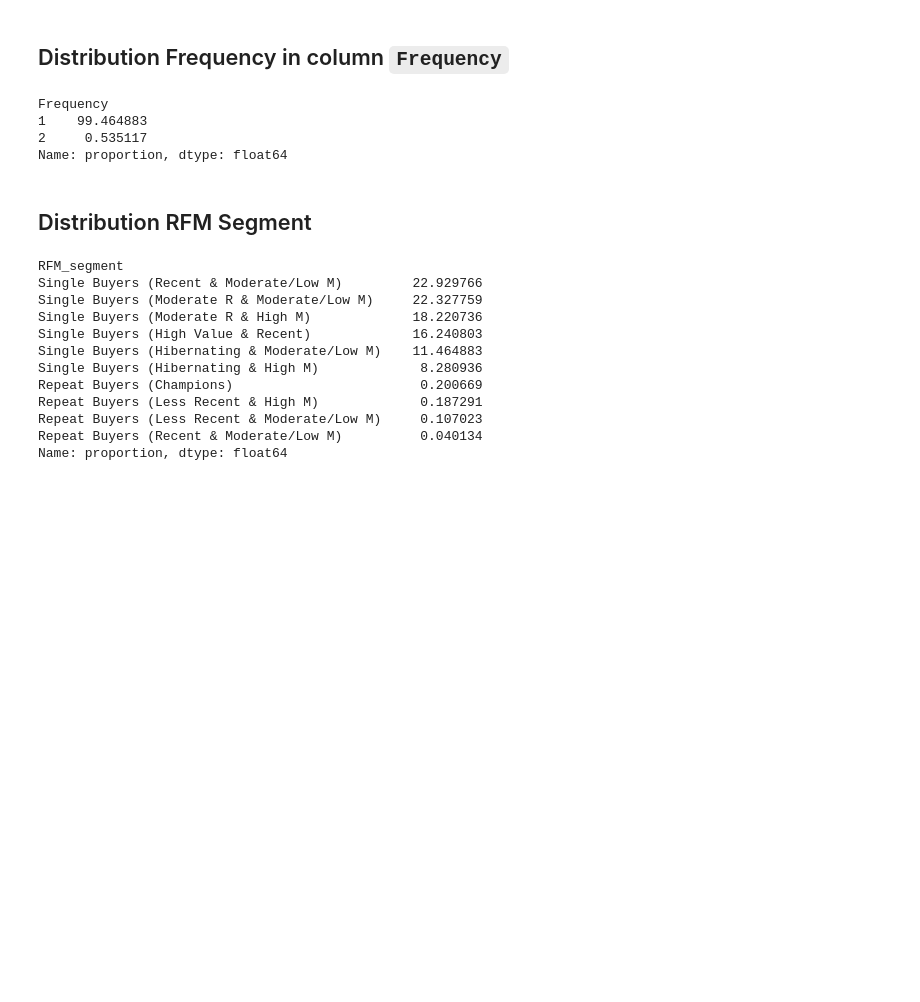
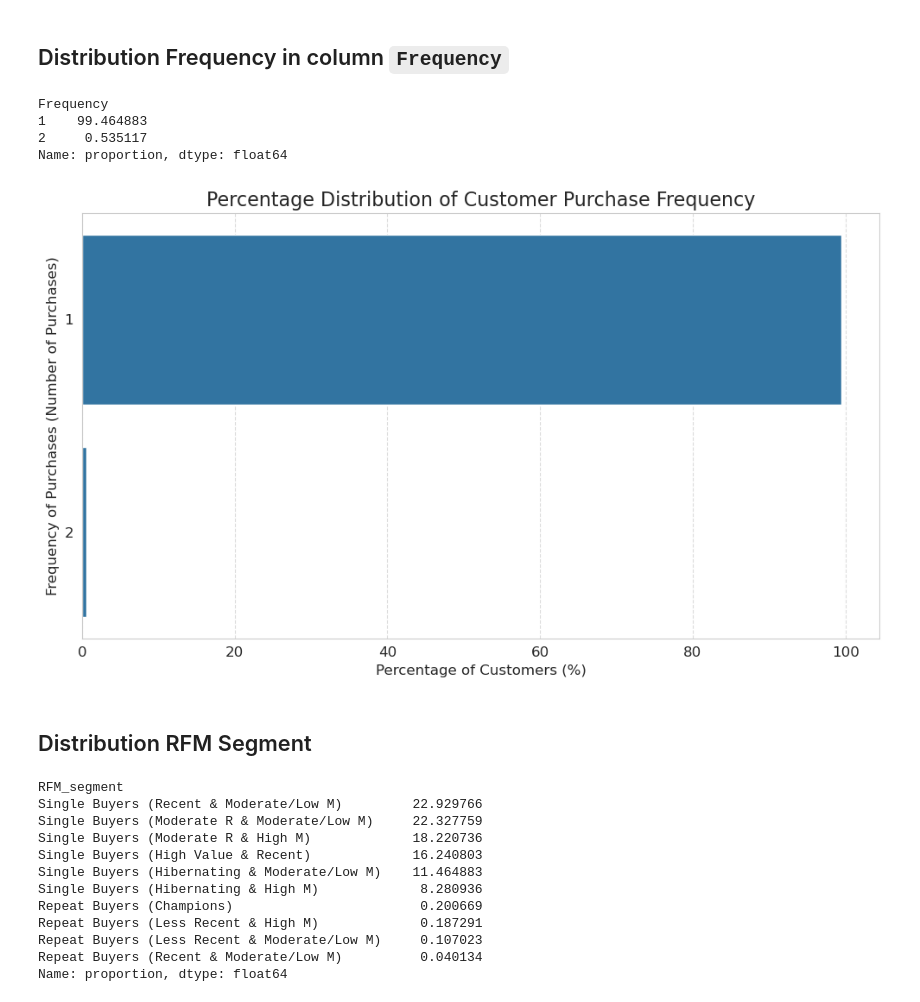
Before and after one commit to RizkiRdm/Olist-E-commerce-Performance-Analysis, a Jupyter notebook: notebooks/customer_analysis.ipynb, the cells around one changed output. Drawn from its saved outputs; the diff is of its cells as text; code cells hidden in the pictures; blank space fills up the shorter version.

```diff
--- a/notebooks/customer_analysis.ipynb
+++ b/notebooks/customer_analysis.ipynb
@@ -42,6 +76,23 @@ Frequency
 1    99.464883
 2     0.535117
 Name: proportion, dtype: float64
+# %%
+frequency_distribution = ecom_data_df["Frequency"].value_counts(normalize=True) * 100
+frequency_distribution = frequency_distribution.sort_values(ascending=False)
+# %%
+sns.barplot(
+    x=frequency_distribution.values,
+    y=frequency_distribution.index.astype(str),
+)
+plt.title("Percentage Distribution of Customer Purchase Frequency", fontsize=16)
+plt.xlabel("Percentage of Customers (%)", fontsize=12)
+plt.ylabel("Frequency of Purchases (Number of Purchases)", fontsize=12)
+
+plt.grid(axis="x", linestyle="--", alpha=0.7)
+plt.tight_layout()
+plt.show()
+# %% [output]
+[figure, added]
 # %% [markdown]
 ## Distribution RFM Segment
 # %%
```
Also changed, not shown: parts of 14 cells of this notebook.
